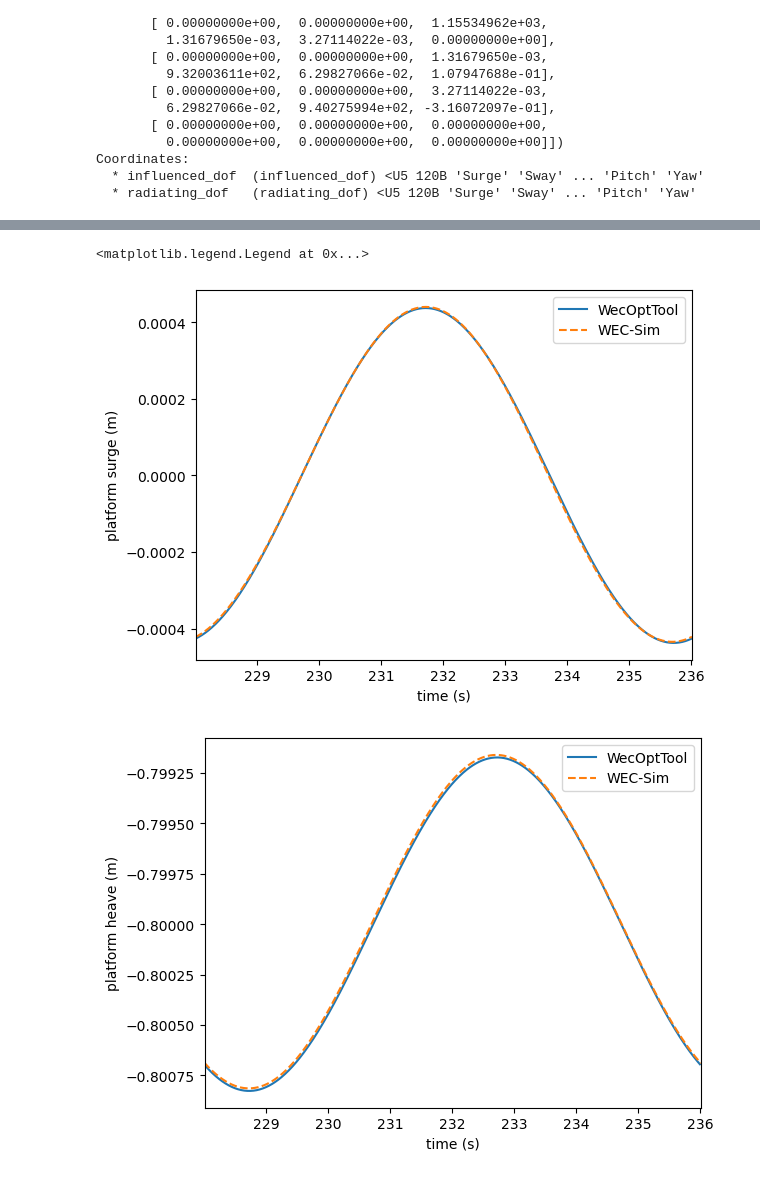
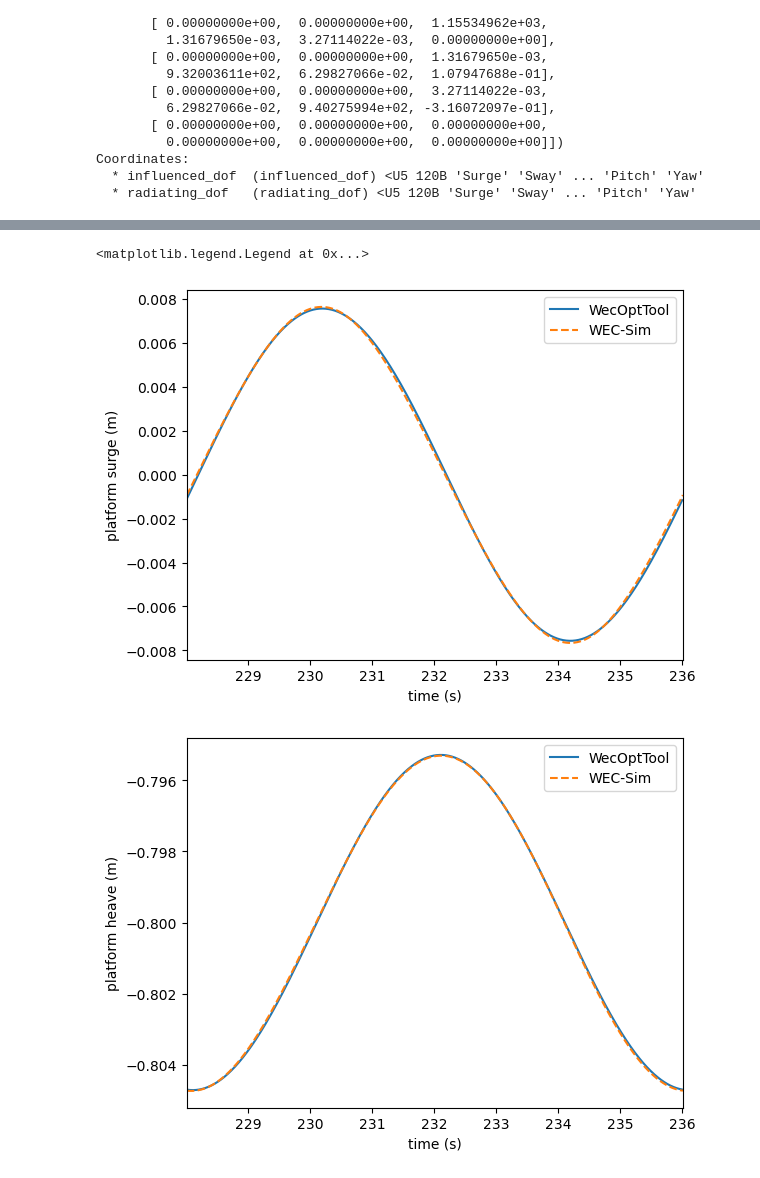
Before and after one commit to jtgrasb/WecOptTool, a Jupyter notebook: examples/FOSWEC_M4E/FOSWEC_M4E_validation.ipynb, the cells around one changed output, grey strips where cells are left out. Saved outputs shown, nothing was run; the diff lists cells and outputs as text; code cells hidden in the pictures.

Commit message:
Update WEC-Sim and WOT models. Good match

```diff
--- a/examples/FOSWEC_M4E/FOSWEC_M4E_validation.ipynb
+++ b/examples/FOSWEC_M4E/FOSWEC_M4E_validation.ipynb
@@ -25,7 +25,7 @@ nfreq       = 10
 freq        = wot.frequency(f1, nfreq, False) # False -> no zero frequency
 
 # Define waves object
-amplitude   = 0.005 # m
+amplitude   = 0.5 # m
 phase       = 0 # degrees
 wavedir     = 0 # degrees
 waves       = wot.waves.regular_wave(f1, nfreq, wavefreq, amplitude, phase, wavedir)
@@ -36,9 +36,10 @@ flapThicknessTop    = 0.1
 flapCenterDistanceApart = 1.44
 flapWidth   = 0.76
 flapHeight = 0.58
-flapDraft  = 0.53
-flap1CG     = [-flapCenterDistanceApart/2, 0, -0.29] # from water surface/origin
-flap2CG     = [flapCenterDistanceApart/2, 0, -0.29] # from water surface/origin
+flapDraft  = 0.59 # 0.53 is based on matching impedance, 0.59 for fully submerged
+cgHeightAboveHinge = 0.17
+flap1CG     = [-flapCenterDistanceApart/2, 0, -flapDraft+cgHeightAboveHinge] # from water surface/origin
+flap2CG     = [flapCenterDistanceApart/2, 0, -flapDraft+cgHeightAboveHinge] # from water surface/origin
 
 platformFrameLength      = 1.44
 platformFrameThickness = 0.05
@@ -236,13 +237,13 @@ excitation_reduced = -excitation_reduced # negate to move to residual equation
 R0 = LinManager.R0
 
 # add forces to stabilize system
-mooring_stiffness = np.diag([1e4, 1e4, 1e5, 0, 0, 0, 0, 0, 0])
+mooring_stiffness = np.diag([1e5, 1e5, 1e5, 0, 0, 0, 0, 0, 0])
 mooring_stiffness = R0.T @ mooring_stiffness @ R0
 
 mooring_damping = np.diag([1e4, 1e4, 1e4, 0, 0, 0, 0, 0, 0])
 mooring_damping = R0.T @ mooring_damping @ R0
 
-flap_linear_damping = np.diag([0, 0, 0, 500, 0, 0, 500, 0, 0])
+flap_linear_damping = np.diag([0, 0, 0, 0, 0, 100, 0, 0, 100])
 flap_linear_damping = R0.T @ flap_linear_damping @ R0
 
 #########################################
@@ -327,7 +330,7 @@ for ii in range(len(wec_tdom['time'])):
 # load in WEC-Sim results for comparison
 
 ws_path = 'WEC-Sim'
-ws_output = loadmat(os.path.join(ws_path,'WSoutput_01.mat'), struct_as_record=False, squeeze_me=True)
+ws_output = loadmat(os.path.join(ws_path,'WSoutput_1.mat'), struct_as_record=False, squeeze_me=True)
 
 phase_offset_time = 228.01
 
@@ -339,32 +342,32 @@ plt.ylabel('platform surge (m)')
 plt.xlim(phase_offset_time, phase_offset_time+1/wavefreq)
 plt.legend()
 
 plt.figure()
 plt.plot(wec_tdom['time']+phase_offset_time, wec_tdom_9dof[1,:]+platformCG[2], label='WecOptTool')
 plt.plot(ws_output['time'], ws_output['platformResponse'][:,2], '--', label='WEC-Sim')
 plt.xlabel('time (s)')
 plt.ylabel('platform heave (m)')
 plt.xlim(phase_offset_time, phase_offset_time+1/wavefreq)
 plt.legend()
 
 plt.figure()
 plt.plot(wec_tdom['time']+phase_offset_time, wec_tdom_9dof[2,:]*180/np.pi, label='WecOptTool')
 plt.plot(ws_output['time'], ws_output['platformResponse'][:,4]*180/np.pi, '--', label='WEC-Sim')
 plt.xlabel('time (s)')
 plt.ylabel('platform pitch (deg)')
 plt.xlim(phase_offset_time, phase_offset_time+1/wavefreq)
 plt.legend()
 
 plt.figure()
 plt.plot(wec_tdom['time']+phase_offset_time, wec_tdom_9dof[5,:]*180/np.pi, color='C0', label='WecOptTool - flap 1')
 plt.plot(wec_tdom['time']+phase_offset_time, wec_tdom_9dof[8,:]*180/np.pi, color='C1', label='WecOptTool - flap 2')
 plt.plot(ws_output['time'], ws_output['pto1Response'][:,4]*180/np.pi, '--', color='C0', label='WEC-Sim - flap 1')
 plt.plot(ws_output['time'], ws_output['pto2Response'][:,4]*180/np.pi, '--', color='C1', label='WEC-Sim - flap 2')
 plt.xlabel('time (s)')
 plt.ylabel('flap pitch (deg)')
 plt.xlim(phase_offset_time, phase_offset_time+1/wavefreq)
 plt.legend()
 # %% [output]
 <matplotlib.legend.Legend at 0x...>
-[figure, old version]
+[figure, new version]
-[figure, old version]
+[figure, new version]
```
Also changed, not shown: parts of 3 cells of this notebook, 32 other files.
